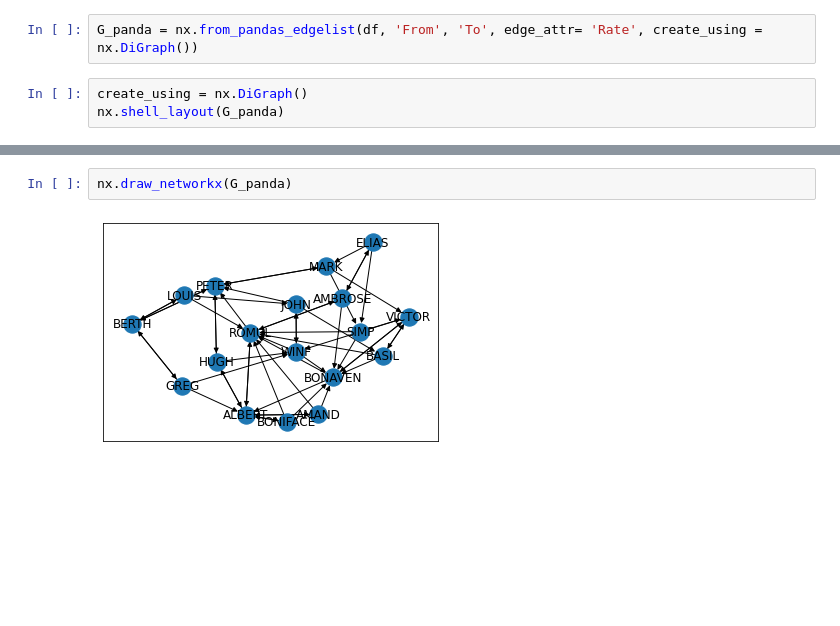
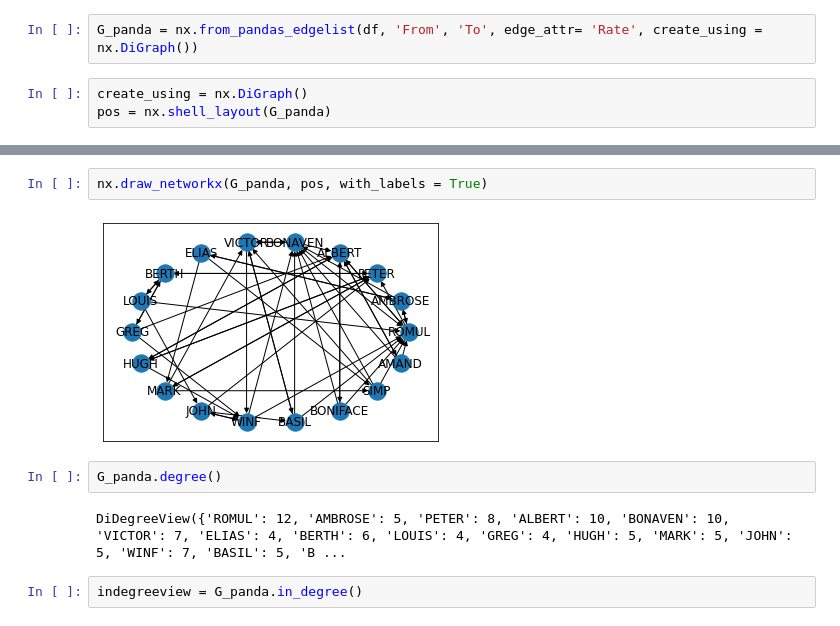
Before and after one commit to ChrisGallo17/CS4950-Assignments, a Jupyter notebook: Assignment2/Assignment2.ipynb, the cells around one changed output, grey strips where cells are left out. Drawn from its saved outputs; the diff is of its cells as text; blank space fills up the shorter version.

Commit message:
indegree

```diff
--- a/Assignment2/Assignment2.ipynb
+++ b/Assignment2/Assignment2.ipynb
@@ -15,4 +15,4 @@ df.head()
 G_panda = nx.from_pandas_edgelist(df, 'From', 'To', edge_attr= 'Rate', create_using = nx.DiGraph())
 # %%
 create_using = nx.DiGraph()
-nx.shell_layout(G_panda)
+pos = nx.shell_layout(G_panda)
@@ -38,4 +19,10 @@ nx.shell_layout(G_panda)
 # %%
-nx.draw_networkx(G_panda)
+nx.draw_networkx(G_panda, pos, with_labels = True)
 # %% [output]
-[figure, old version]
+[figure, new version]
+# %%
+G_panda.degree()
+# %% [output]
+DiDegreeView({'ROMUL': 12, 'AMBROSE': 5, 'PETER': 8, 'ALBERT': 10, 'BONAVEN': 10, 'VICTOR': 7, 'ELIAS': 4, 'BERTH': 6, 'LOUIS': 4, 'GREG': 4, 'HUGH': 5, 'MARK': 5, 'JOHN': 5, 'WINF': 7, 'BASIL': 5, 'B ...
+# %%
+indegreeview = G_panda.in_degree()
```
Also changed, not shown: parts of 2 cells of this notebook.
